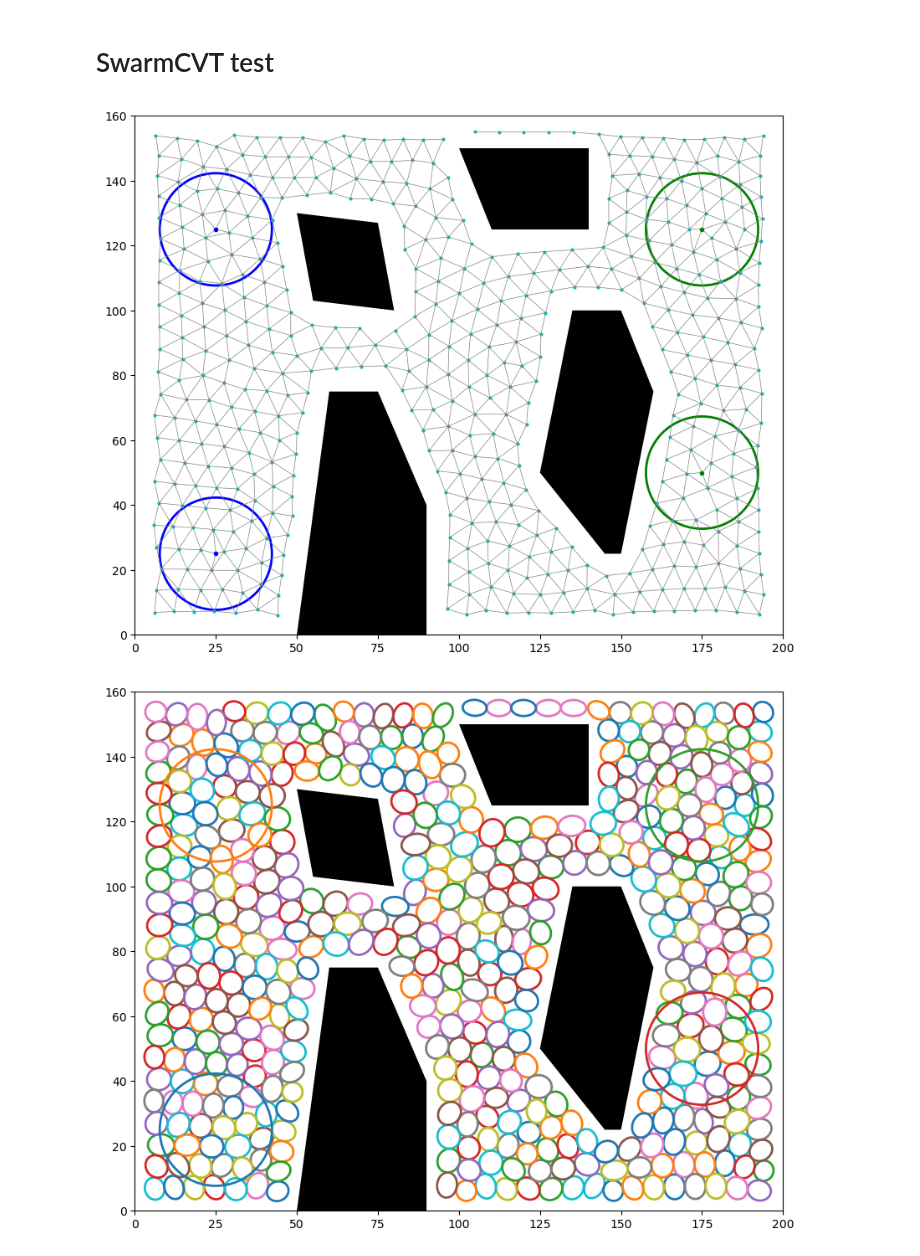
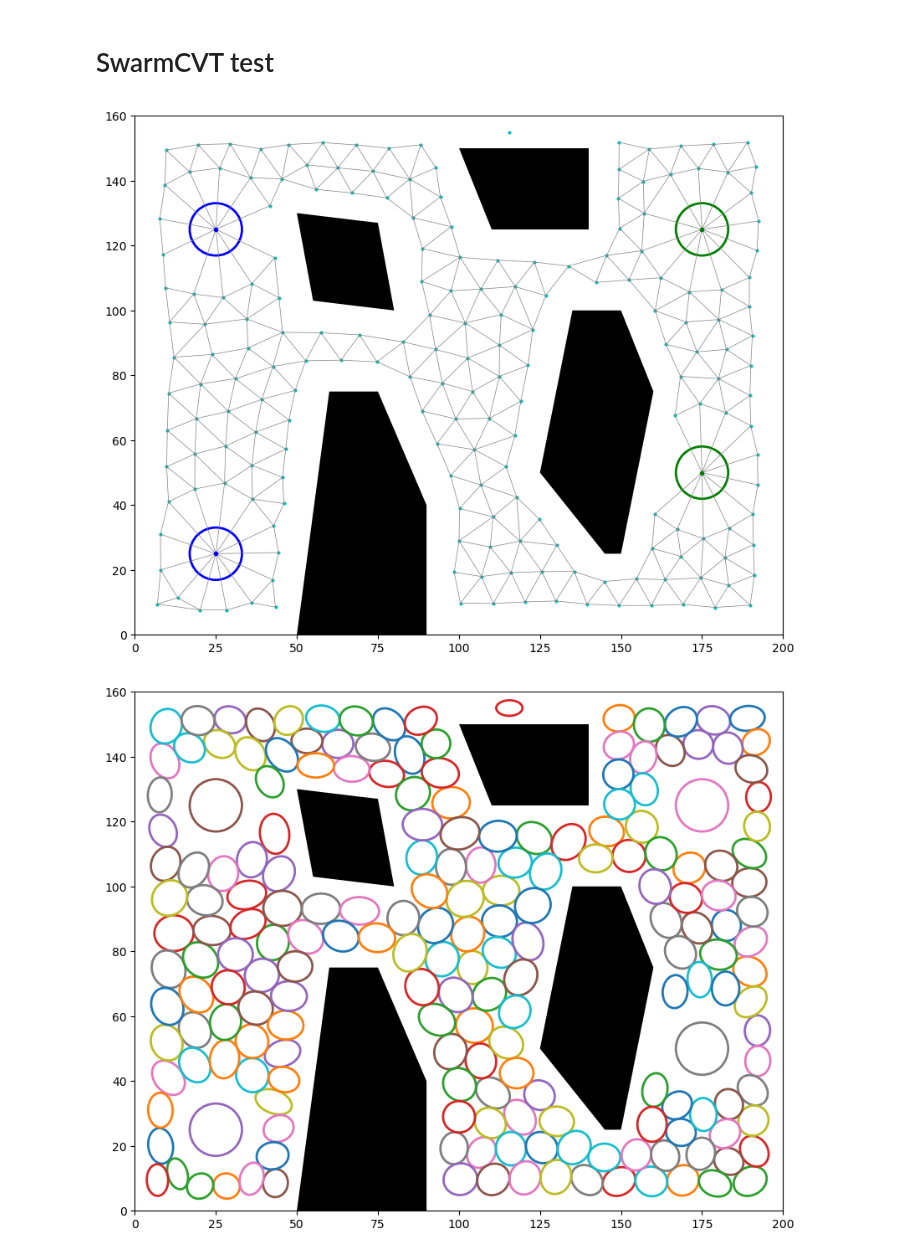
Before and after one commit to Zander-M/ST_Gaussian_PRM, a Jupyter notebook: notebooks/swarmcvt_test.ipynb, the cells around one changed output. Drawn from its saved outputs; the diff is of its cells as text; code cells hidden in the pictures.

```diff
--- a/notebooks/swarmcvt_test.ipynb
+++ b/notebooks/swarmcvt_test.ipynb
@@ -23,44 +23,44 @@ obstacles  = [
     Obstacle(None, "POLYGON", [(145, 25), (125, 50), (135, 100), (150, 100), (160, 75), (150, 25)])
 ]
 
-num_samples = 500
+num_samples = 200
 for obs in obstacles:
     roadmap.add_obstacle(obs)
 # fig, ax = roadmap.visualize()
 # Agent config
 num_agent = 100
 agent_radius = 1
 sampling_method = "GAUSSIAN_SAMPLING"
 #sampling_method = "SWARMPRM_SAMPLING"
 hex_radius = 6
 TEST_CVAR = False
 
 
 # Curated test instance
 starts = np.array([[25, 25], [25, 125]])
 goals = np.array([[175, 125], [175, 50]])
 
 starts_weight = np.array([.5, .5])
 goals_weight = np.array([.3, .7])
 
-g_starts = [GaussianGraphNode(start, np.identity(2)*50) for start in starts]
-g_goals = [GaussianGraphNode(goal, np.identity(2)*50) for goal in goals]
+g_starts = [GaussianGraphNode(start, None, "UNIFORM", 10) for start in starts]
+g_goals = [GaussianGraphNode(goal, None, "UNIFORM", 10) for goal in goals]
 
 instance = Instance(roadmap, g_starts, g_goals, starts_weight, goals_weight)
 
 gaussian_prm = GaussianPRM(instance, num_samples, safety_radius=safety_radius,
                            hex_radius=hex_radius)
 gaussian_prm.sample_free_space(sampling_strategy="CVT")
 gaussian_prm.load_instance()
-gaussian_prm.build_roadmap(roadmap_method="TRIANGULATION", collision_check_method="CVAR", radius=10)
+gaussian_prm.build_roadmap(roadmap_method="TRIANGULATION", collision_check_method="CVAR", radius=15)
 gaussian_prm.visualize_roadmap("test_map")
 gaussian_prm.visualize_g_nodes("test_g_nodes")
 
 with open("gaussian_prm.pkl", "wb") as f:
     pickle.dump(gaussian_prm, f)
 # %% [output]
-[figure, old version]
+[figure, new version]
-[figure, old version]
+[figure, new version]
 # %%
 import pickle
 from swarm_prm.solvers.macro.teg import TEGGraph
```
Also changed, not shown: parts of 2 cells of this notebook, 24 other files.
